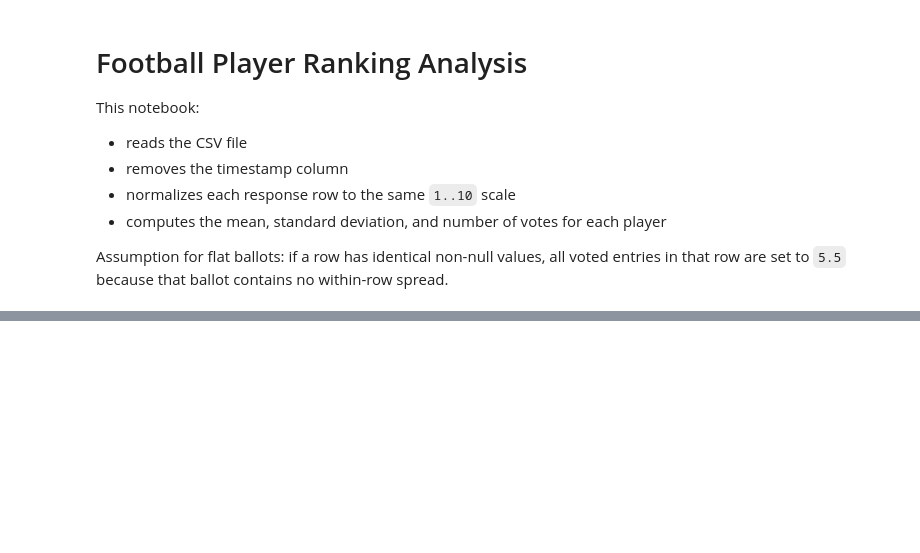
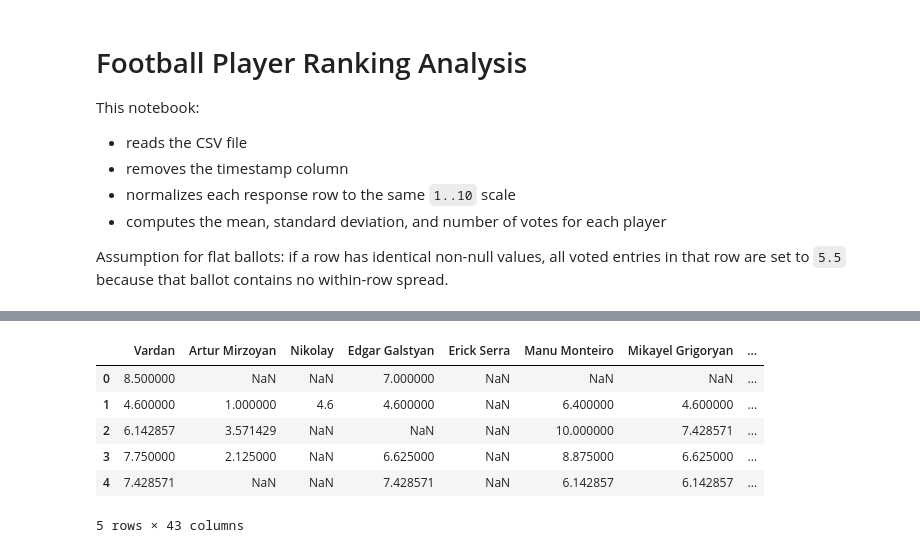
Before and after one commit to vadibekyan/FC_Ararat_Porto, a Jupyter notebook: football_player_ranking_analysis.ipynb, the cells around one changed output, grey strips where cells are left out. Cells and saved outputs as stored; diff of their text form; code cells hidden in the pictures; blank space fills up the shorter version.

```diff
--- a/football_player_ranking_analysis.ipynb
+++ b/football_player_ranking_analysis.ipynb
@@ -68,3 +39,64 @@ normalized_df.head()
+# %%
+def normalize_row(
+    row: pd.Series,
+    new_min: float = 1,
+    new_max: float = 10,
+    old_min: float = 1,
+    old_max: float = 10,
+) -> pd.Series:
+    valid = row.dropna()
+    result = pd.Series(np.nan, index=row.index, dtype=float)
+
+    if valid.empty:
+        return result
+
+    # Only one rating: convert from original 1–10 scale to the new scale
+    if len(valid) == 1:
+        normalized = (
+            new_min
+            + (new_max - new_min)
+            * (valid - old_min)
+            / (old_max - old_min)
+        )
+        result.loc[valid.index] = normalized
+        return result
+
+    row_min = valid.min()
+    row_max = valid.max()
+
+    # Multiple ratings but all identical: also convert from original 1–10 scale
+    if row_max == row_min:
+        normalized = (
+            new_min
+            + (new_max - new_min)
+            * (valid - old_min)
+            / (old_max - old_min)
+        )
+        result.loc[valid.index] = normalized
+        return result
+
+    # Normal case: correct for voter scale using row-wise min-max normalization
+    normalized = (
+        new_min
+        + (new_max - new_min)
+        * (valid - row_min)
+        / (row_max - row_min)
+    )
+
+    result.loc[valid.index] = normalized
+    return result
+
+
+normalized_df = votes_df.apply(normalize_row, axis=1)
+normalized_df.head()
+# %% [output]
+|  | Vardan | Artur Mirzoyan | Nikolay | Edgar Galstyan | Erick Serra | Manu Monteiro | Mikayel Grigoryan | ... |
+| 0 | 8.500000 | NaN | NaN | 7.000000 | NaN | NaN | NaN | ... |
+| 1 | 4.600000 | 1.000000 | 4.6 | 4.600000 | NaN | 6.400000 | 4.600000 | ... |
+| 2 | 6.142857 | 3.571429 | NaN | NaN | NaN | 10.000000 | 7.428571 | ... |
+| 3 | 7.750000 | 2.125000 | NaN | 6.625000 | NaN | 8.875000 | 6.625000 | ... |
+| 4 | 7.428571 | NaN | NaN | 7.428571 | NaN | 6.142857 | 6.142857 | ... |
+5 rows × 43 columns
 # %%
 summary = pd.DataFrame({
     "mean_normalized_score": normalized_df.mean(axis=0, skipna=True).round(1).fillna(0),
```
Also changed, not shown: parts of 7 cells of this notebook, 1 other file.
